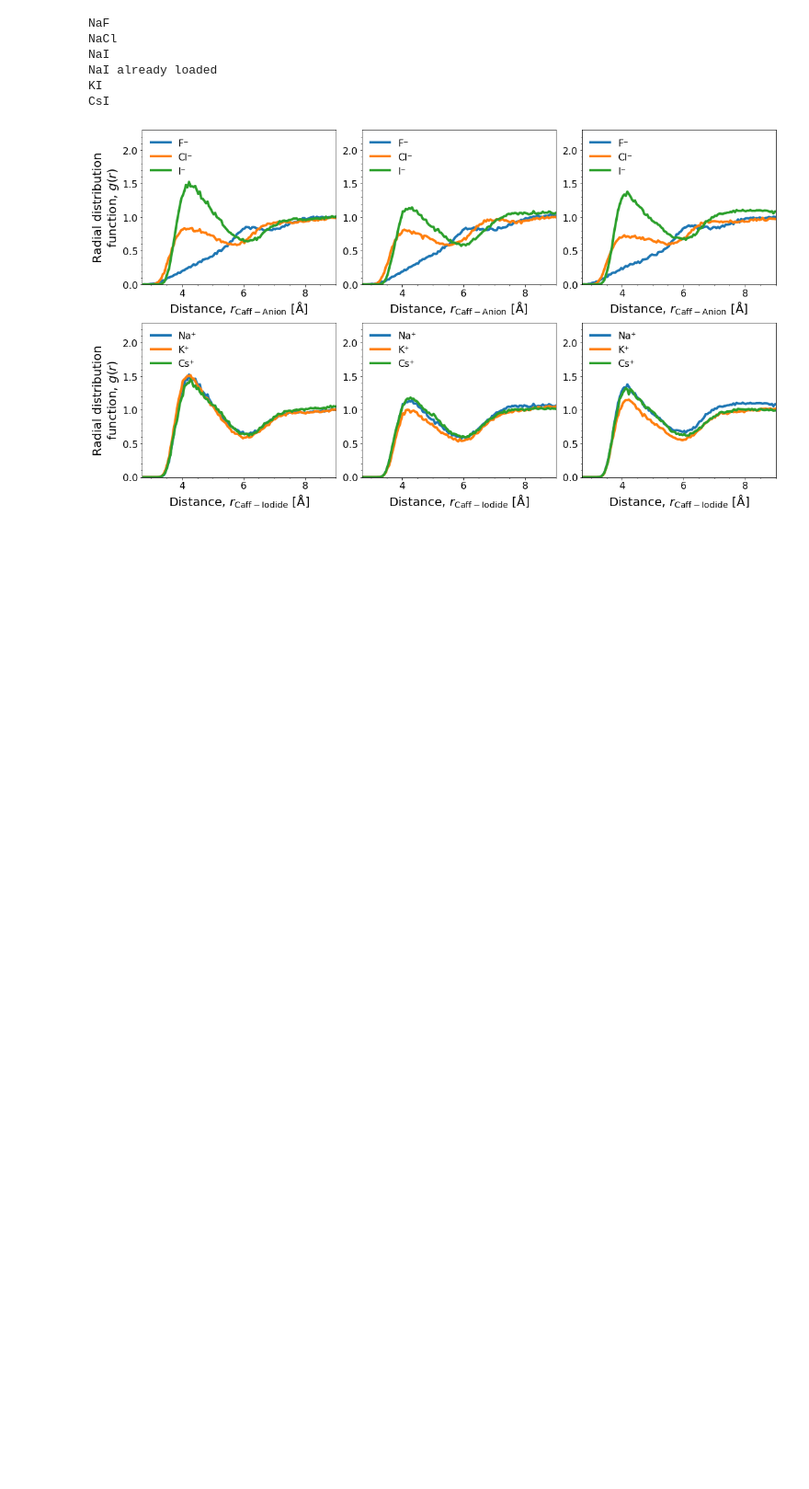
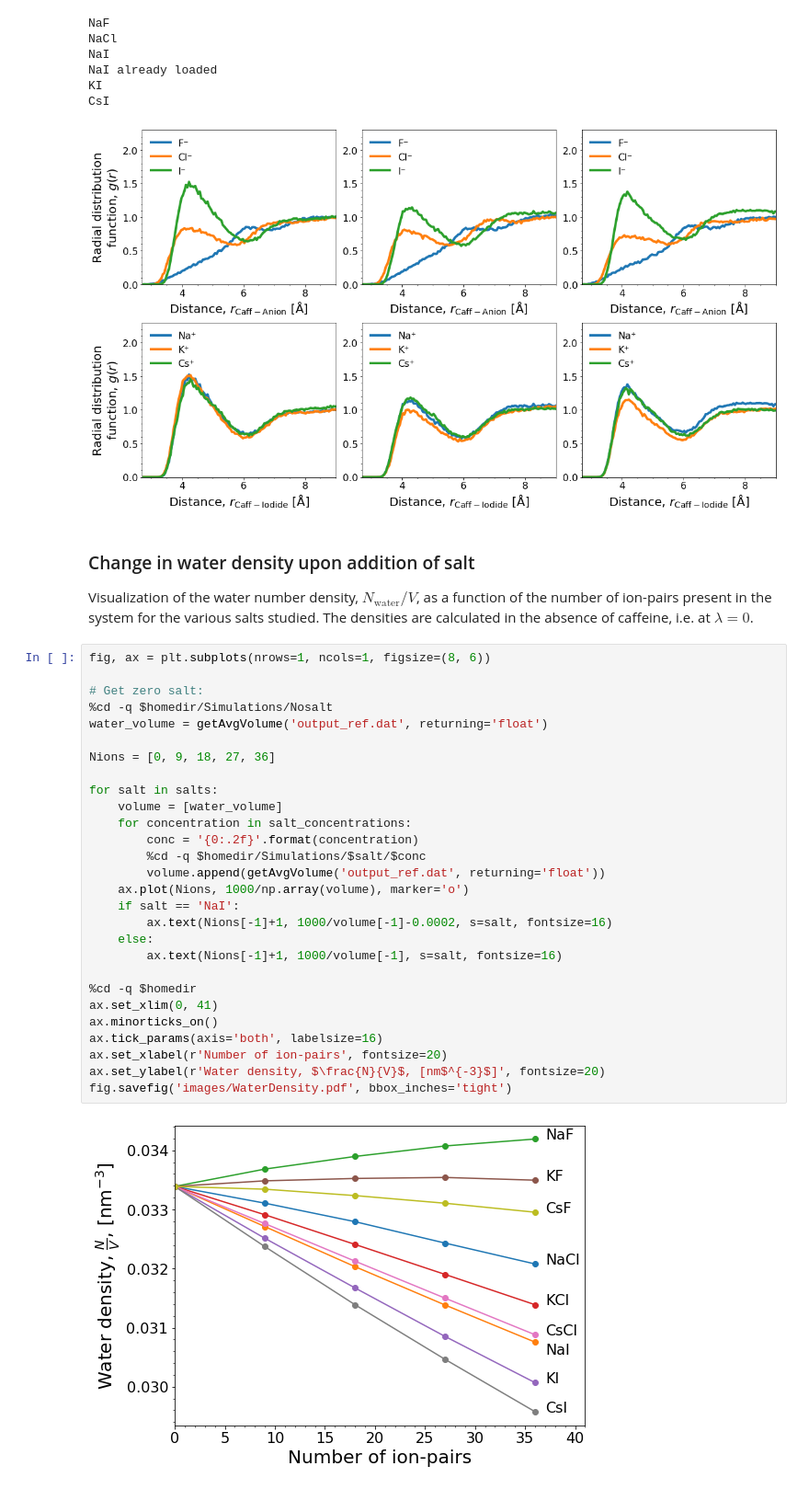
Before and after one commit to SHervoe-Hansen/Caffeine_solubility, a Jupyter notebook: Analysis.ipynb, the cells around one changed output. Shown at 92% size. Saved outputs shown, nothing was run; the diff lists cells and outputs as text; blank space fills up the shorter version.

Commit message:
Added water density plot.

```diff
--- a/Analysis.ipynb
+++ b/Analysis.ipynb
@@ -1362,3 +1362,36 @@ NaI already loaded
 KI
 CsI
 [figure]
+# %% [markdown]
+### Change in water density upon addition of salt
+Visualization of the water number density, $N_{\mathrm{water}}/V$, as a function of the number of ion-pairs present in the system for the various salts studied. The densities are calculated in the absence of caffeine, i.e. at $\lambda=0$.
+# %%
+fig, ax = plt.subplots(nrows=1, ncols=1, figsize=(8, 6))
+
+# Get zero salt:
+%cd -q $homedir/Simulations/Nosalt
+water_volume = getAvgVolume('output_ref.dat', returning='float')
+
+Nions = [0, 9, 18, 27, 36]
+
+for salt in salts:
+    volume = [water_volume]
+    for concentration in salt_concentrations:
+        conc = '{0:.2f}'.format(concentration)
+        %cd -q $homedir/Simulations/$salt/$conc
+        volume.append(getAvgVolume('output_ref.dat', returning='float'))
+    ax.plot(Nions, 1000/np.array(volume), marker='o')
+    if salt == 'NaI':
+        ax.text(Nions[-1]+1, 1000/volume[-1]-0.0002, s=salt, fontsize=16)
+    else:
+        ax.text(Nions[-1]+1, 1000/volume[-1], s=salt, fontsize=16)
+
+%cd -q $homedir
+ax.set_xlim(0, 41)
+ax.minorticks_on()
+ax.tick_params(axis='both', labelsize=16)
+ax.set_xlabel(r'Number of ion-pairs', fontsize=20)
+ax.set_ylabel(r'Water density, $\frac{N}{V}$, [nm$^{-3}$]', fontsize=20)
+fig.savefig('images/WaterDensity.pdf', bbox_inches='tight')
+# %% [output]
+[figure, added]
```
Also changed, not shown: 1 other file.
